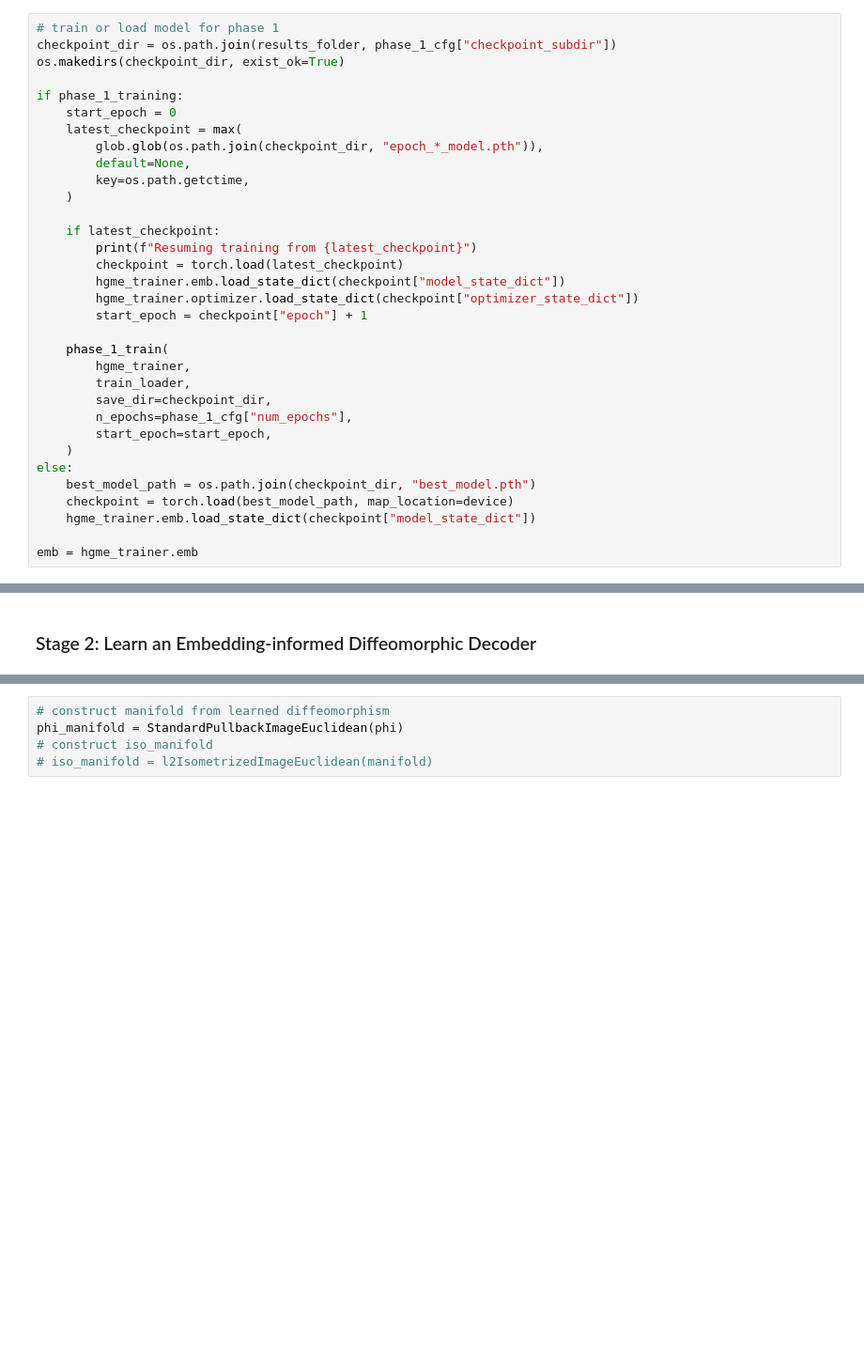
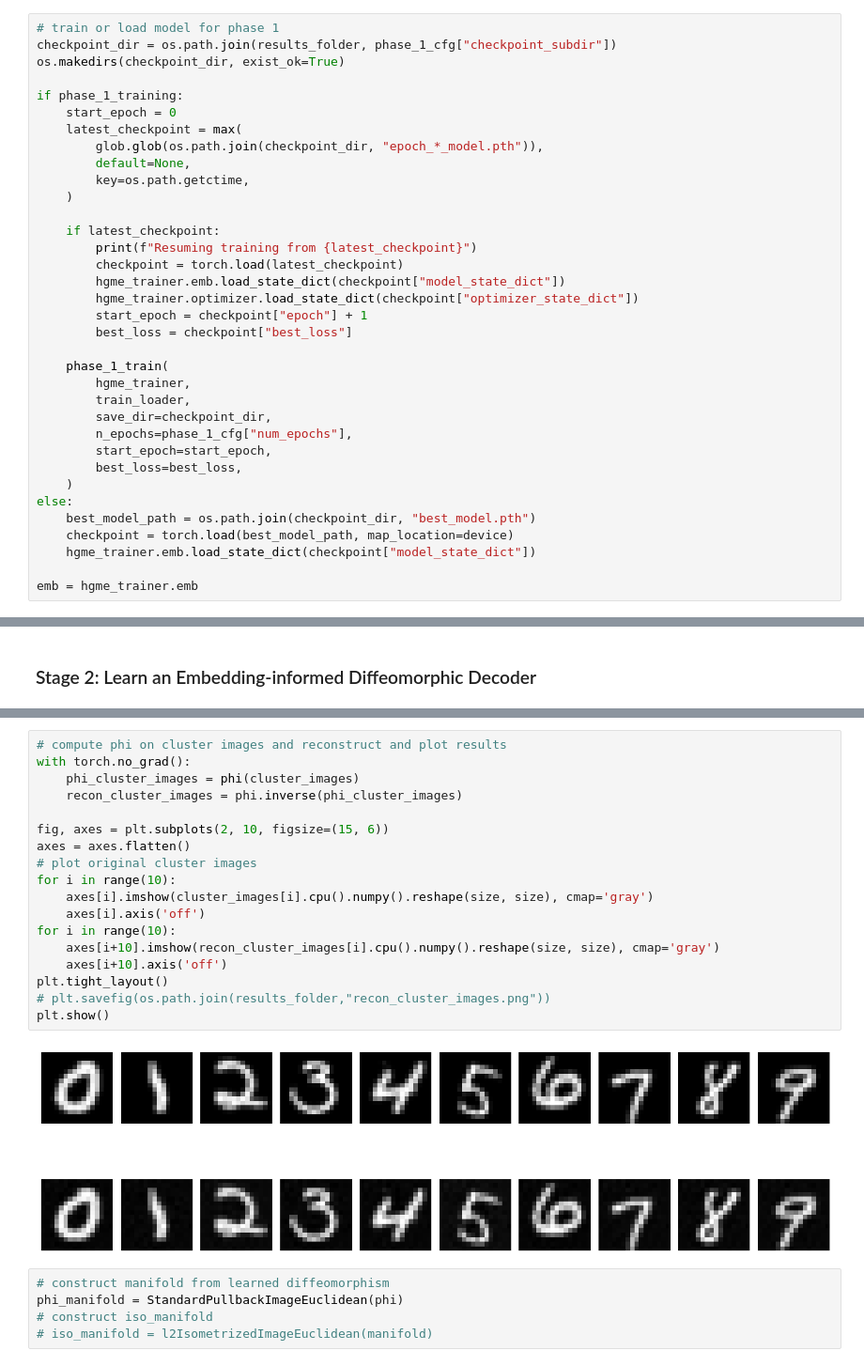
Before and after one commit to wdiepeveen/Riemannian-Archetypal-Analysis, a Jupyter notebook: mnist_three_phases.ipynb, the cells around one changed output, grey strips where cells are left out. Shown at 94% size. Cells and saved outputs as stored; diff of their text form; blank space fills up the shorter version.

```diff
--- a/mnist_three_phases.ipynb
+++ b/mnist_three_phases.ipynb
@@ -268,6 +269,7 @@ if phase_1_training:
         hgme_trainer.emb.load_state_dict(checkpoint["model_state_dict"])
         hgme_trainer.optimizer.load_state_dict(checkpoint["optimizer_state_dict"])
         start_epoch = checkpoint["epoch"] + 1
+        best_loss = checkpoint["best_loss"]
 
     phase_1_train(
         hgme_trainer,
@@ -275,6 +277,7 @@ if phase_1_training:
         save_dir=checkpoint_dir,
         n_epochs=phase_1_cfg["num_epochs"],
         start_epoch=start_epoch,
+        best_loss=best_loss,
     )
 else:
     best_model_path = os.path.join(checkpoint_dir, "best_model.pth")
@@ -491,3 +496,23 @@ Epoch 12/50, Loss: 0.647107
+# %%
+# compute phi on cluster images and reconstruct and plot results
+with torch.no_grad():
+    phi_cluster_images = phi(cluster_images)
+    recon_cluster_images = phi.inverse(phi_cluster_images)
+
+fig, axes = plt.subplots(2, 10, figsize=(15, 6))
+axes = axes.flatten()
+# plot original cluster images
+for i in range(10):
+    axes[i].imshow(cluster_images[i].cpu().numpy().reshape(size, size), cmap='gray')
+    axes[i].axis('off')
+for i in range(10):
+    axes[i+10].imshow(recon_cluster_images[i].cpu().numpy().reshape(size, size), cmap='gray')
+    axes[i+10].axis('off')
+plt.tight_layout()
+# plt.savefig(os.path.join(results_folder,"recon_cluster_images.png"))
+plt.show()
+# %% [output]
+[figure, added]
 # %%
 # construct manifold from learned diffeomorphism
 phi_manifold = StandardPullbackImageEuclidean(phi)
```
Also changed, not shown: parts of 8 cells of this notebook, 8 other files.
